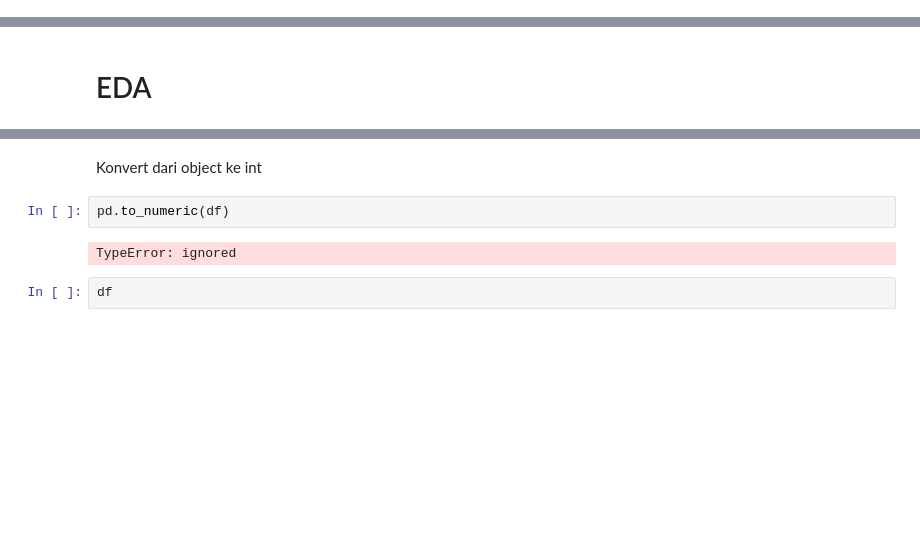
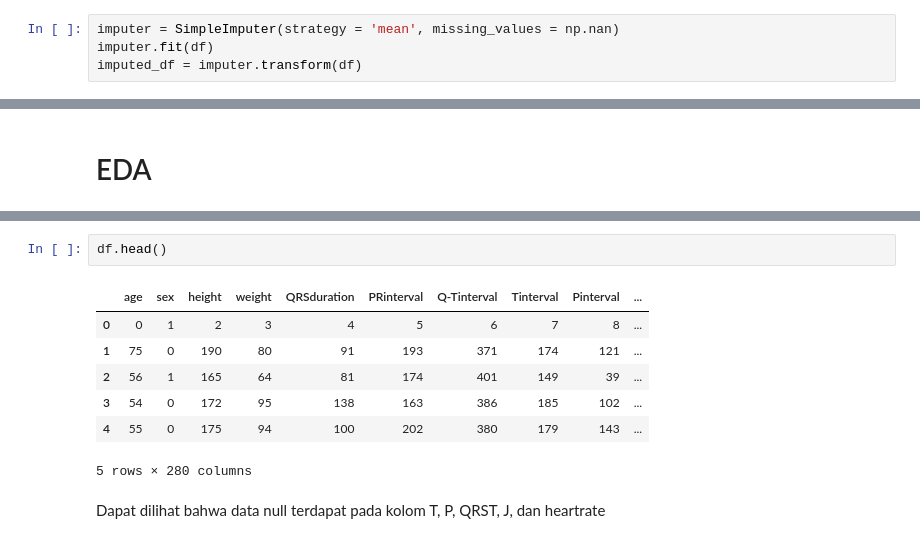
Before and after one commit to khalilullahalfaath/case_based_1_ML, a Jupyter notebook: Case_based_1_ML.ipynb, the cells around one changed output, grey strips where cells are left out. Saved outputs shown, nothing was run; the diff lists cells and outputs as text; blank space fills up the shorter version.

```diff
--- a/Case_based_1_ML.ipynb
+++ b/Case_based_1_ML.ipynb
@@ -130,0 +174,4 @@ df.describe()
+# %%
+imputer = SimpleImputer(strategy = 'mean', missing_values = np.nan)
+imputer.fit(df)
+imputed_df = imputer.transform(df)
@@ -155,8 +218,12 @@ memory usage: 992.3+ KB
-# %% [markdown]
-Konvert dari object ke int
-# %%
-pd.to_numeric(df)
-# %% [output]
-TypeError: ignored
 # %%
-df
+df.head()
+# %% [output]
+|  | age | sex | height | weight | QRSduration | PRinterval | Q-Tinterval | Tinterval | Pinterval | ... |
+| 0 | 0 | 1 | 2 | 3 | 4 | 5 | 6 | 7 | 8 | ... |
+| 1 | 75 | 0 | 190 | 80 | 91 | 193 | 371 | 174 | 121 | ... |
+| 2 | 56 | 1 | 165 | 64 | 81 | 174 | 401 | 149 | 39 | ... |
+| 3 | 54 | 0 | 172 | 95 | 138 | 163 | 386 | 185 | 102 | ... |
+| 4 | 55 | 0 | 175 | 94 | 100 | 202 | 380 | 179 | 143 | ... |
+5 rows × 280 columns
+# %% [markdown]
+Dapat dilihat bahwa data null terdapat pada kolom T, P, QRST, J, dan heartrate
```
Also changed, not shown: parts of 17 cells of this notebook.
